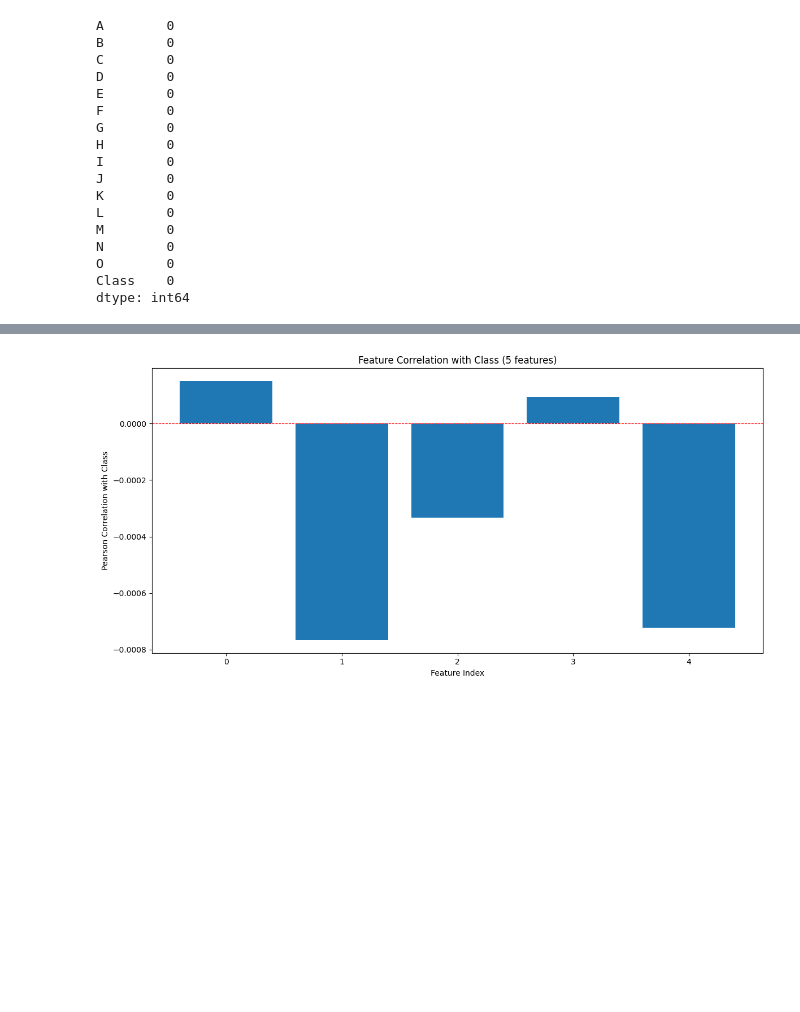
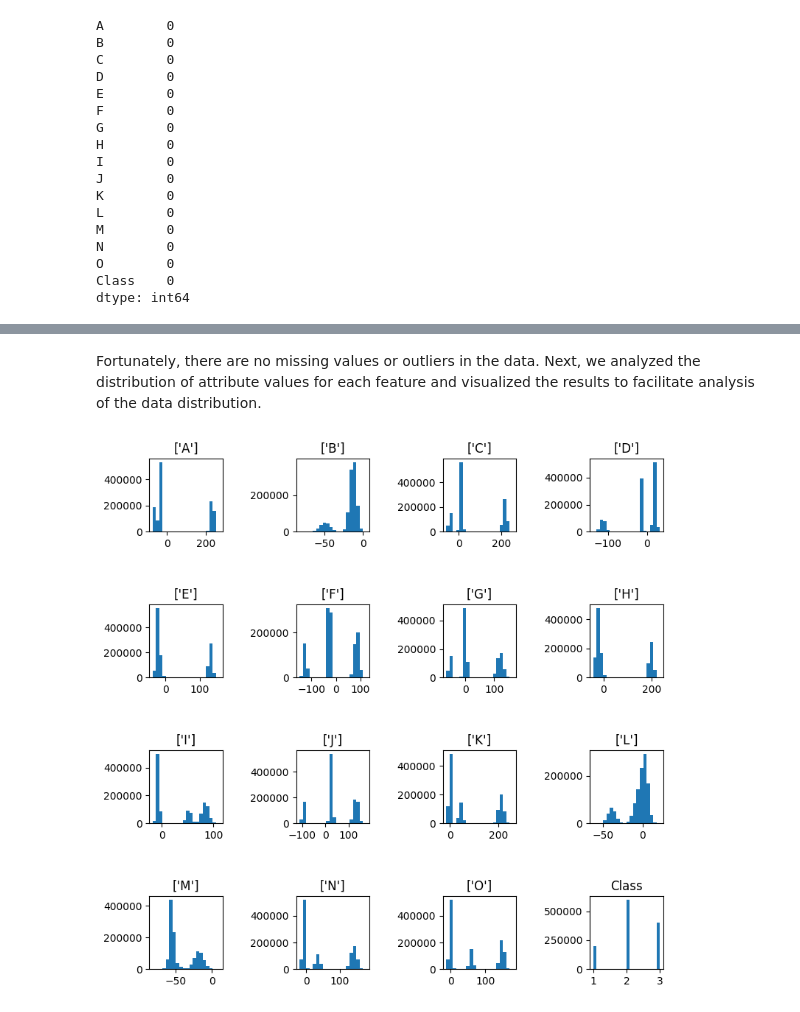
Before and after one commit to Ja5M1ne-H34V3N/datamining-project, a Jupyter notebook: project.ipynb, the cells around one changed output, grey strips where cells are left out. Drawn from its saved outputs; the diff is of its cells as text; code cells hidden in the pictures; blank space fills up the shorter version.

```diff
--- a/project.ipynb
+++ b/project.ipynb
@@ -116,16 +174,22 @@ MI=0 剔除: ['B', 'G', 'F', 'E', 'C', 'A', 'H', 'M', 'O'], 剩余 6 特征
-# %%
-
-# Calculate correlation between each feature and Class (Pearson correlation coefficient)
-correlations = X.corrwith(y['Class'])
-
-# Plot correlation bar chart
-plt.figure(figsize=(12, 6))
-plt.bar(range(len(correlations)), correlations.values)
-plt.xlabel('Feature Index')
-plt.ylabel('Pearson Correlation with Class')
-plt.title(f'Feature Correlation with Class ({len(correlations)} features)')
-plt.axhline(y=0, color='red', linestyle='--', linewidth=0.8)
-plt.tight_layout()
-plt.show()
-# %% [output]
-[figure, removed]
+# %% [markdown]
+Fortunately, there are no missing values or outliers in the data. Next, we analyzed the distribution of attribute values for each feature and visualized the results to facilitate analysis of the data distribution.
+# %%
+
+features = df.columns.tolist()[:-1]
+
+fig1 = plt.figure()
+
+for i in range(1, len(features) + 1):
+    fig1.add_subplot(4, 4, i)
+    plt.hist(df[features[i-1:i]], bins=20)
+    plt.title(features[i-1:i])
+
+fig1.add_subplot(4, 4, len(features) + 1)
+plt.hist(df['Class'], bins=20)
+plt.title('Class')
+fig1.subplots_adjust(hspace=1, wspace=1)
+fig1.set_figheight(9)
+fig1.set_figwidth(9)
+plt.show()
+# %% [output]
+[figure, added]
```
Also changed, not shown: parts of 20 cells of this notebook, 2 other files.
